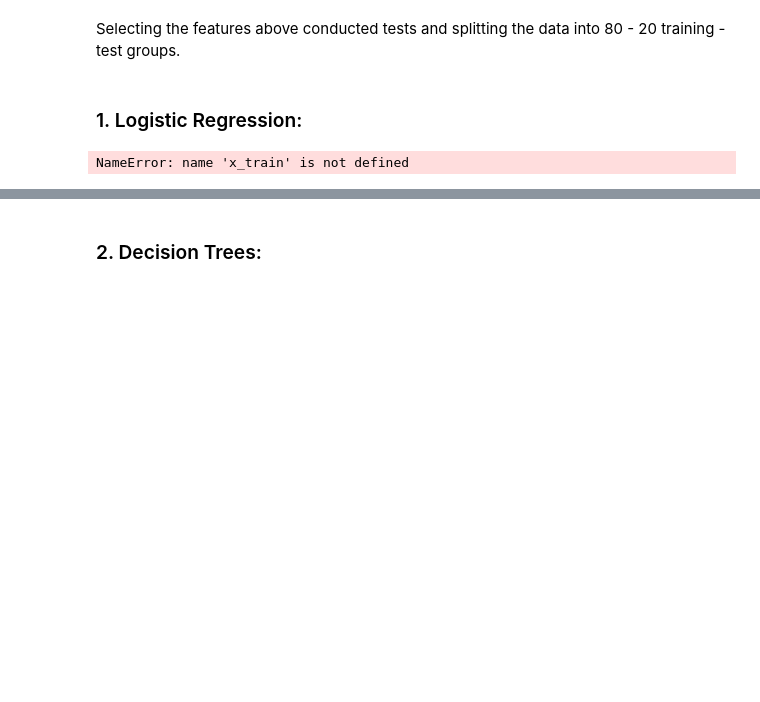
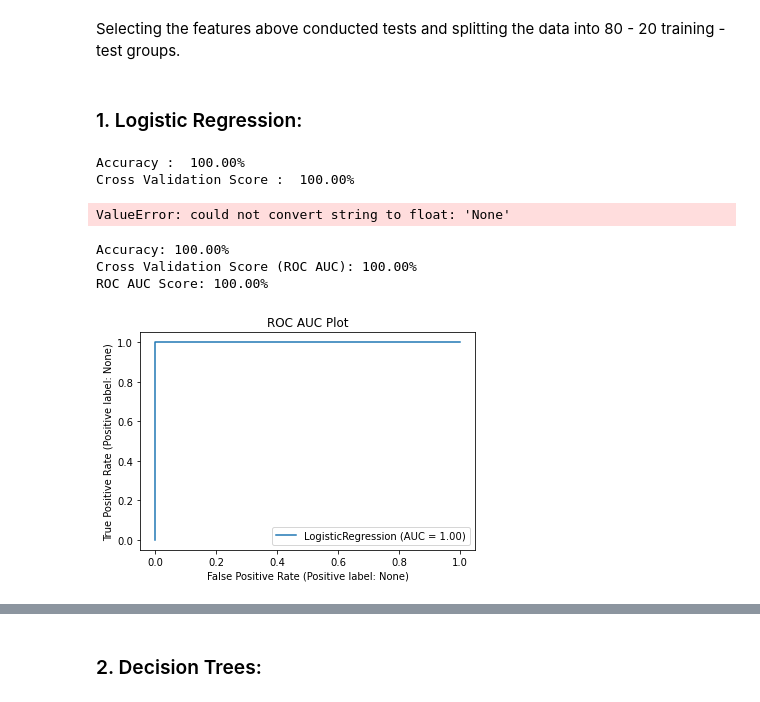
Before and after one commit to luizaalbuquerque/Strategic-Analysis, a Jupyter notebook: 01-EDITE ESSE.ipynb, the cells around one changed output, grey strips where cells are left out. Cells and saved outputs as stored; diff of their text form; code cells hidden in the pictures; blank space fills up the shorter version.

```diff
--- a/01-EDITE ESSE.ipynb
+++ b/01-EDITE ESSE.ipynb
@@ -495,6 +495,6 @@ from sklearn.metrics import accuracy_score
 from sklearn.model_selection import RepeatedStratifiedKFold
 from sklearn.metrics import precision_recall_curve
 
-features = df1[df1.columns.drop(['Diagnosed disease','Total Cholesterol (mg/dL)','HDL Cholesterol (mg/dL)'])].values
-target = df1['Diagnosed disease'].values
+features = df1[df1.columns.drop(['Diagnosed Disease','Total Cholesterol (mg/dL)','HDL Cholesterol (mg/dL)'])].values
+target = df1['Diagnosed Disease'].values
 x_train, x_test, y_train, y_test = train_test_split(features, target, test_size = 0.20, random_state = 2)
@@ -536,4 +534,43 @@ classifier_lr = LogisticRegression(random_state = 0,C=10,penalty= 'l2')
 model(classifier_lr)
 model_evaluation(classifier_lr)
 # %% [output]
-NameError: name 'x_train' is not defined
+Accuracy :  100.00%
+Cross Validation Score :  100.00%
+ValueError: could not convert string to float: 'None'
+# %%
+# Editado
+from sklearn.linear_model import LogisticRegression
+from sklearn.metrics import accuracy_score, roc_auc_score, RocCurveDisplay
+from sklearn.model_selection import cross_val_score, train_test_split
+import matplotlib.pyplot as plt
+
+# Assuming you have already defined X_train, X_test, y_train, y_test
+classifier_lr = LogisticRegression(random_state=0, C=10, penalty='l2')
+
+# Fit the model
+classifier_lr.fit(X_train, y_train)
+
+# Predict probabilities for the positive class
+probabilities = classifier_lr.predict_proba(X_test)[:, 1]
+
+# Calculate accuracy
+accuracy = accuracy_score(y_test, classifier_lr.predict(X_test))
+print("Accuracy: {:.2%}".format(accuracy))
+
+# Calculate cross-validation ROC AUC score
+cv_roc_auc = cross_val_score(classifier_lr, X_train, y_train, cv=5, scoring='roc_auc').mean()
+print("Cross Validation Score (ROC AUC): {:.2%}".format(cv_roc_auc))
+
+# Calculate ROC AUC Score
+roc_auc = roc_auc_score(y_test, probabilities)
+print("ROC AUC Score: {:.2%}".format(roc_auc))
+
+# Plot ROC Curve using the new method
+RocCurveDisplay.from_estimator(classifier_lr, X_test, y_test)
+plt.title('ROC AUC Plot')
+plt.show()
+# %% [output]
+Accuracy: 100.00%
+Cross Validation Score (ROC AUC): 100.00%
+ROC AUC Score: 100.00%
+[figure, added]
```
Also changed, not shown: parts of 6 cells of this notebook.
